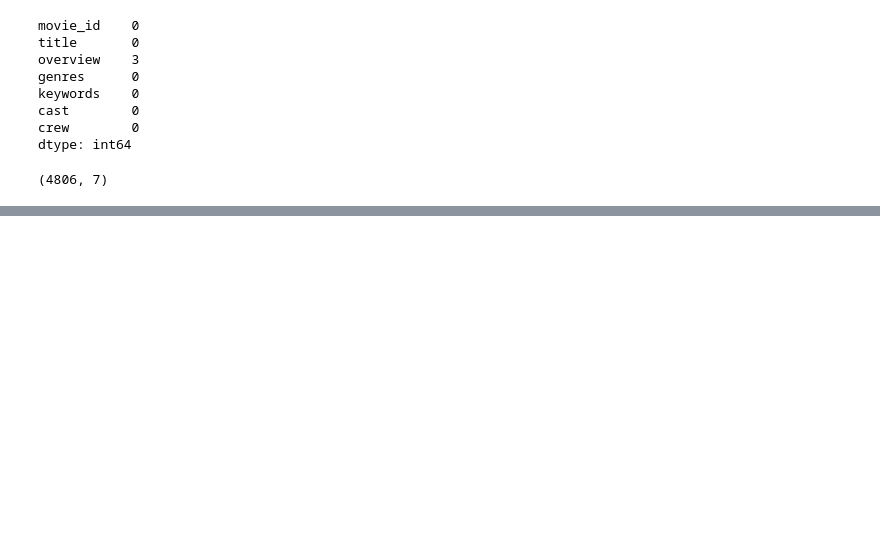
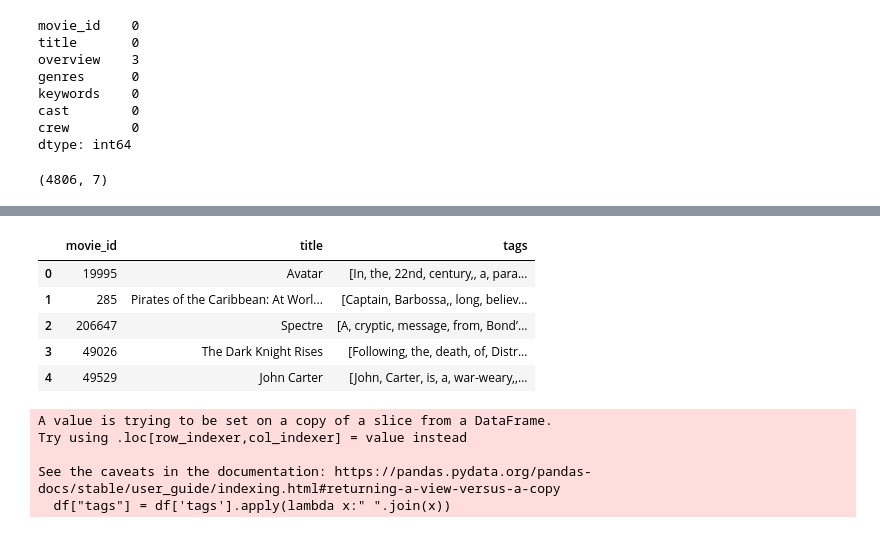
Before and after one commit to shivhub09/MovieMuse, a Jupyter notebook: notebooks/notebook.ipynb, the cells around one changed output, grey strips where cells are left out. Cells and saved outputs as stored; diff of their text form; code cells hidden in the pictures; blank space fills up the shorter version.

```diff
--- a/notebooks/notebook.ipynb
+++ b/notebooks/notebook.ipynb
@@ -262,0 +278,2 @@ final_movies.head()
+# %%
+final_movies["tags"] = final_movies['overview'] +final_movies['genres'] + final_movies['keywords'] +  final_movies['cast'] + final_movies['crew']
@@ -262,0 +289,19 @@ final_movies.head()
+# %%
+df = final_movies[['movie_id', 'title', 'tags']]
+# %%
+df.head()
+# %% [output]
+|  | movie_id | title | tags |
+| 0 | 19995 | Avatar | [In, the, 22nd, century,, a, para... |
+| 1 | 285 | Pirates of the Caribbean: At Worl... | [Captain, Barbossa,, long, believ... |
+| 2 | 206647 | Spectre | [A, cryptic, message, from, Bond’... |
+| 3 | 49026 | The Dark Knight Rises | [Following, the, death, of, Distr... |
+| 4 | 49529 | John Carter | [John, Carter, is, a, war-weary,,... |
+# %%
+df["tags"] = df['tags'].apply(lambda x:" ".join(x))
+# %% [output]
+A value is trying to be set on a copy of a slice from a DataFrame.
+Try using .loc[row_indexer,col_indexer] = value instead
+
+See the caveats in the documentation: https://pandas.pydata.org/pandas-docs/stable/user_guide/indexing.html#returning-a-view-versus-a-copy
+  df["tags"] = df['tags'].apply(lambda x:" ".join(x))
```
Also changed, not shown: parts of 22 cells of this notebook.
